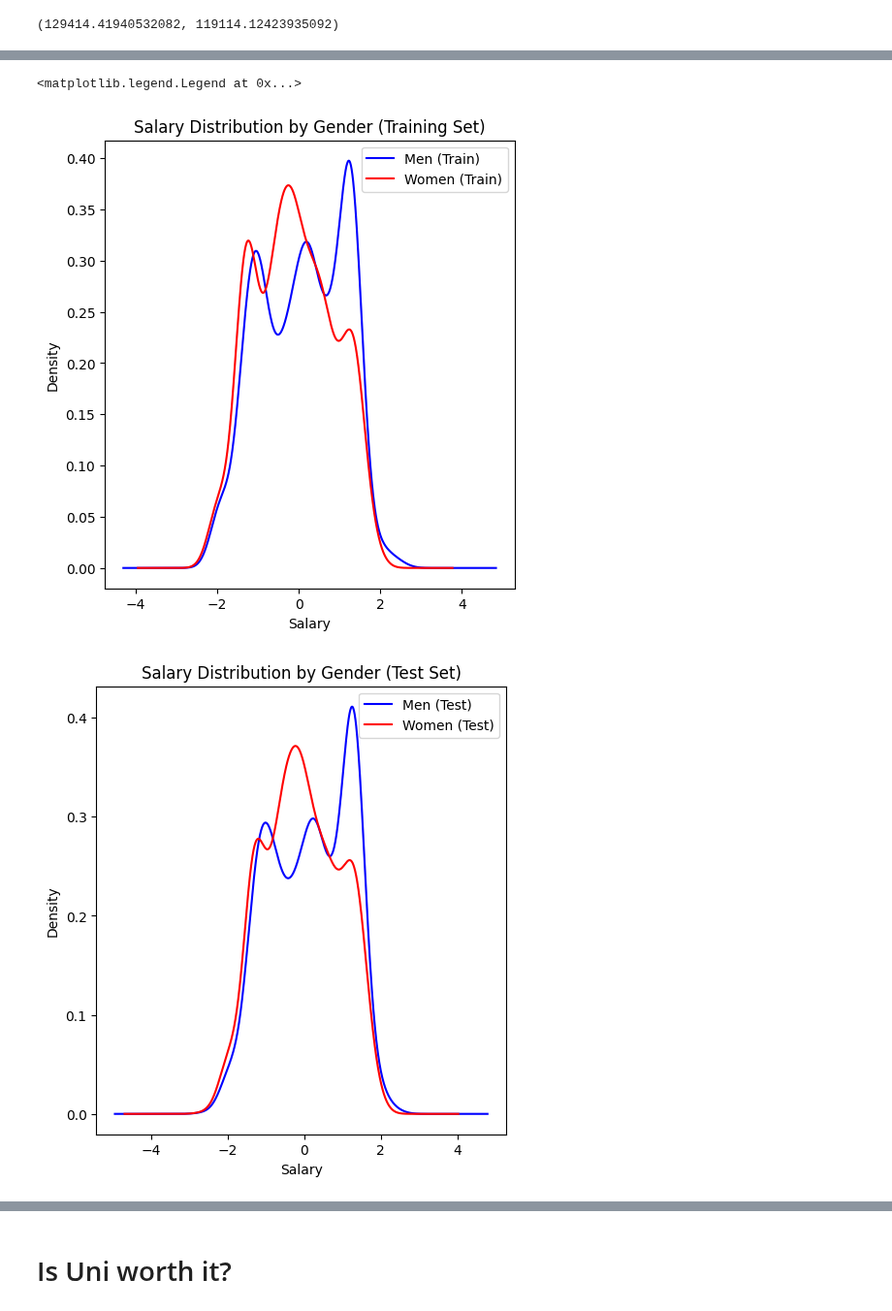
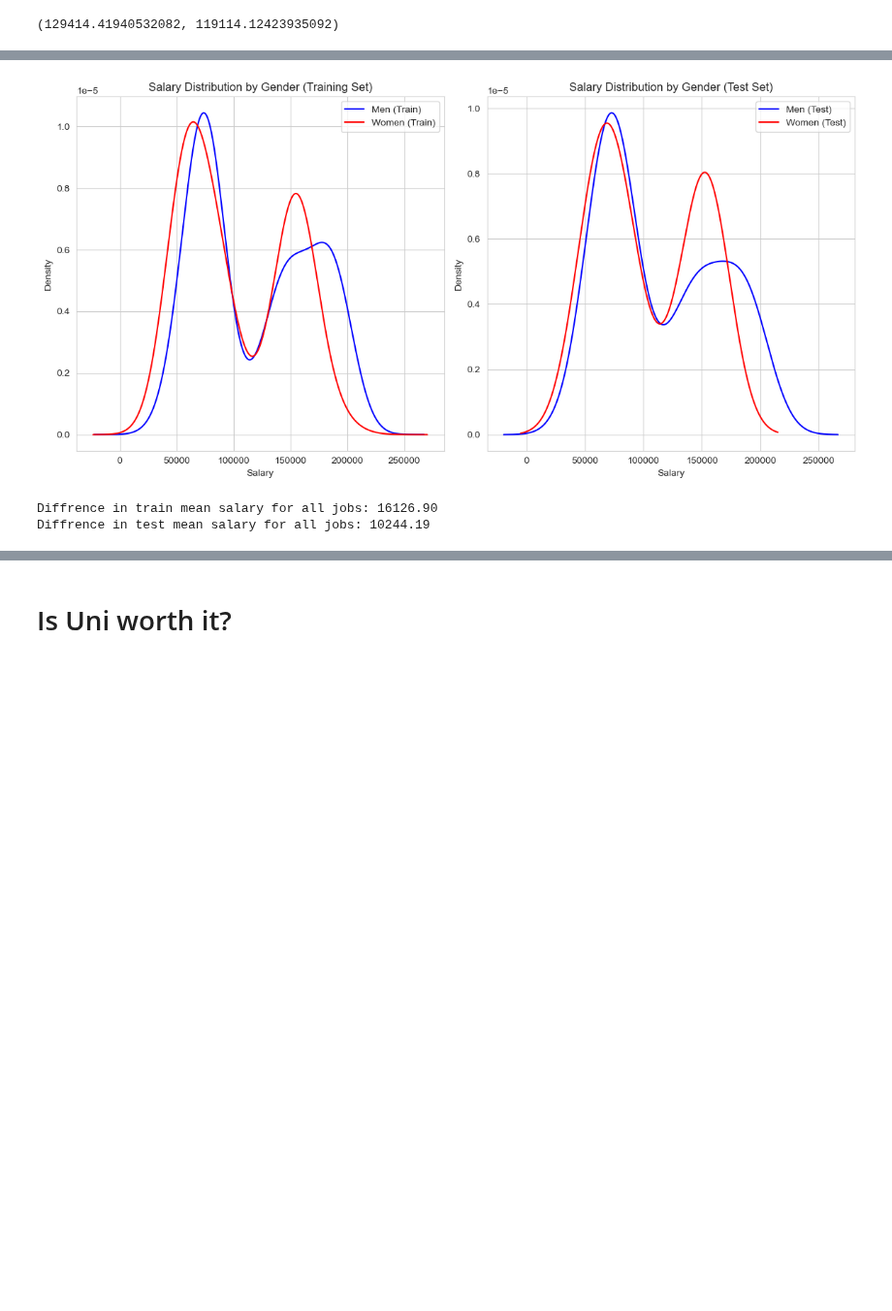
Before and after one commit to CarloRobbiani/ml_project, a Jupyter notebook: Salary new dataset/salary prediction.ipynb, the cells around one changed output, grey strips where cells are left out. Shown at 97% size. Saved outputs shown, nothing was run; the diff lists cells and outputs as text; code cells hidden in the pictures; blank space fills up the shorter version.

```diff
--- a/Salary new dataset/salary prediction.ipynb
+++ b/Salary new dataset/salary prediction.ipynb
@@ -442,34 +429,51 @@ plt.show()
 # %%
 import matplotlib.pyplot as plt
 
-# Separate the data by gender in the training set
-train_salaries_men = train[train['Gender'] == 0]['Salary']
-train_salaries_women = train[train['Gender'] == 1]['Salary']
+# Inverse transform the salaries back to the original scale
+train_salaries_men = scaler.inverse_transform(train[['Years of Experience', 'Salary', 'Age']].values)[:, 1][train['Gender'] == 0]
+train_salaries_women = scaler.inverse_transform(train[['Years of Experience', 'Salary', 'Age']].values)[:, 1][train['Gender'] == 1]
 
-# Separate the data by gender in the test set
-test_salaries_men = test[test['Gender'] == 0]['Salary']
-test_salaries_women = test[test['Gender'] == 1]['Salary']
+test_salaries_men = scaler.inverse_transform(test[['Years of Experience', 'Salary', 'Age']].values)[:, 1][test['Gender'] == 0]
+test_salaries_women = scaler.inverse_transform(test[['Years of Experience', 'Salary', 'Age']].values)[:, 1][test['Gender'] == 1]
 
 # Plot the salary distributions for men and women in the training set
 plt.figure(figsize=(12, 6))
 plt.subplot(1, 2, 1)
-train_salaries_men.plot(kind='density', label='Men (Train)', color='blue')
-train_salaries_women.plot(kind='density', label='Women (Train)', color='red')
 plt.title('Salary Distribution by Gender (Training Set)')
 plt.xlabel('Salary')
 plt.ylabel('Density')
+train_salaries_men_series = pd.Series(train_salaries_men)
+train_salaries_women_series = pd.Series(train_salaries_women)
+train_salaries_men_series.plot(kind='density', label='Men (Train)', color='blue')
+train_salaries_women_series.plot(kind='density', label='Women (Train)', color='red')
 plt.legend()
 
 # Plot the salary distributions for men and women in the test set
-plt.figure(figsize=(12, 6))
-plt.subplot(1, 2, 1)
-test_salaries_men.plot(kind='density', label='Men (Test)', color='blue')
-test_salaries_women.plot(kind='density', label='Women (Test)', color='red')
+plt.subplot(1, 2, 2)
 plt.title('Salary Distribution by Gender (Test Set)')
 plt.xlabel('Salary')
 plt.ylabel('Density')
+test_salaries_men_series = pd.Series(test_salaries_men)
+test_salaries_women_series = pd.Series(test_salaries_women)
+test_salaries_men_series.plot(kind='density', label='Men (Test)', color='blue')
+test_salaries_women_series.plot(kind='density', label='Women (Test)', color='red')
 plt.legend()
+
+plt.tight_layout()
+plt.show()
+
+# Calculate the mean salaries for men and women in the training set
+mean_train_salary_men = train_salaries_men_series.mean()
+mean_train_salary_women = train_salaries_women_series.mean()
+
+# Calculate the mean salaries for men and women in the test set
+mean_test_salary_men = test_salaries_men.mean()
+mean_test_salary_women = test_salaries_women.mean()
+
+# Print the differences in mean salaries
+print(f"Diffrence in train mean salary for all jobs: {mean_train_salary_men - mean_train_salary_women:.2f}")
+print(f"Diffrence in test mean salary for all jobs: {mean_test_salary_men - mean_test_salary_women:.2f}")
 # %% [output]
+[figure, new version]
-<matplotlib.legend.Legend at 0x...>
+Diffrence in train mean salary for all jobs: 16126.90
+Diffrence in test mean salary for all jobs: 10244.19
-[figure, old version]
-[figure, removed]
```
Also changed, not shown: parts of 20 cells of this notebook.
